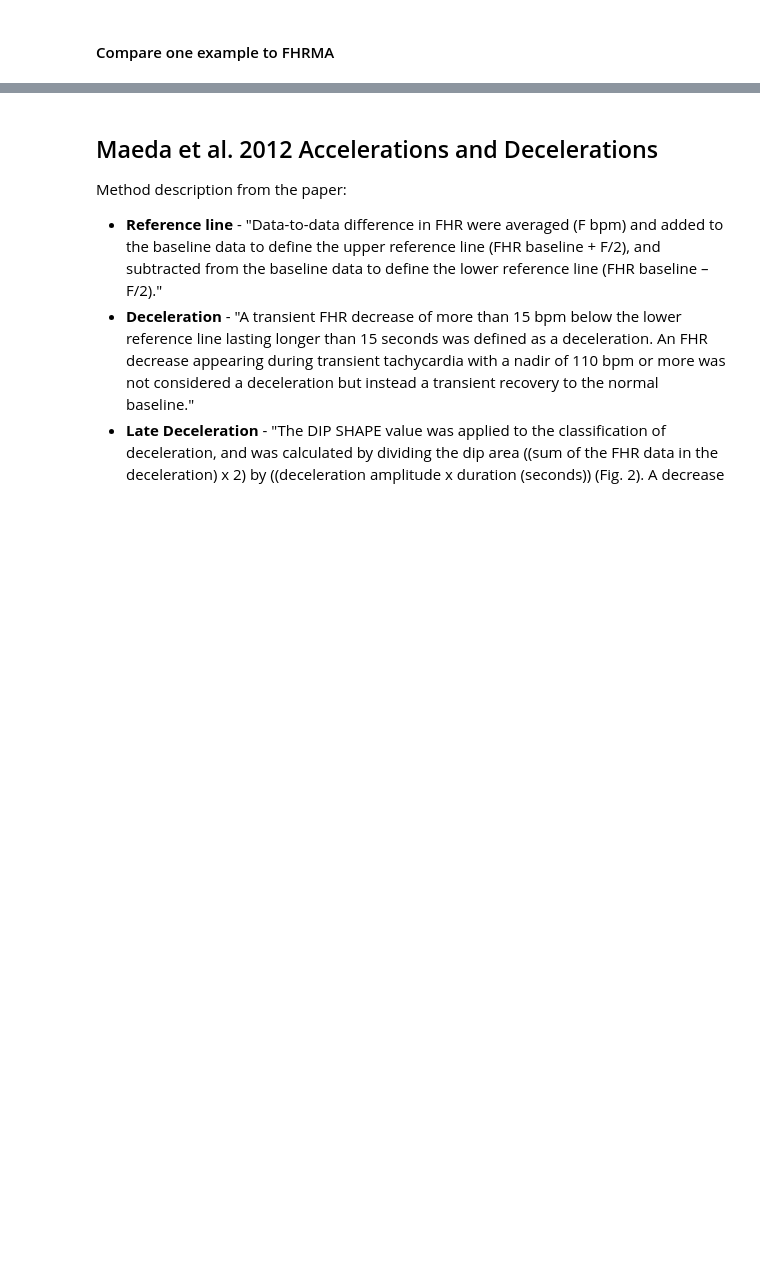
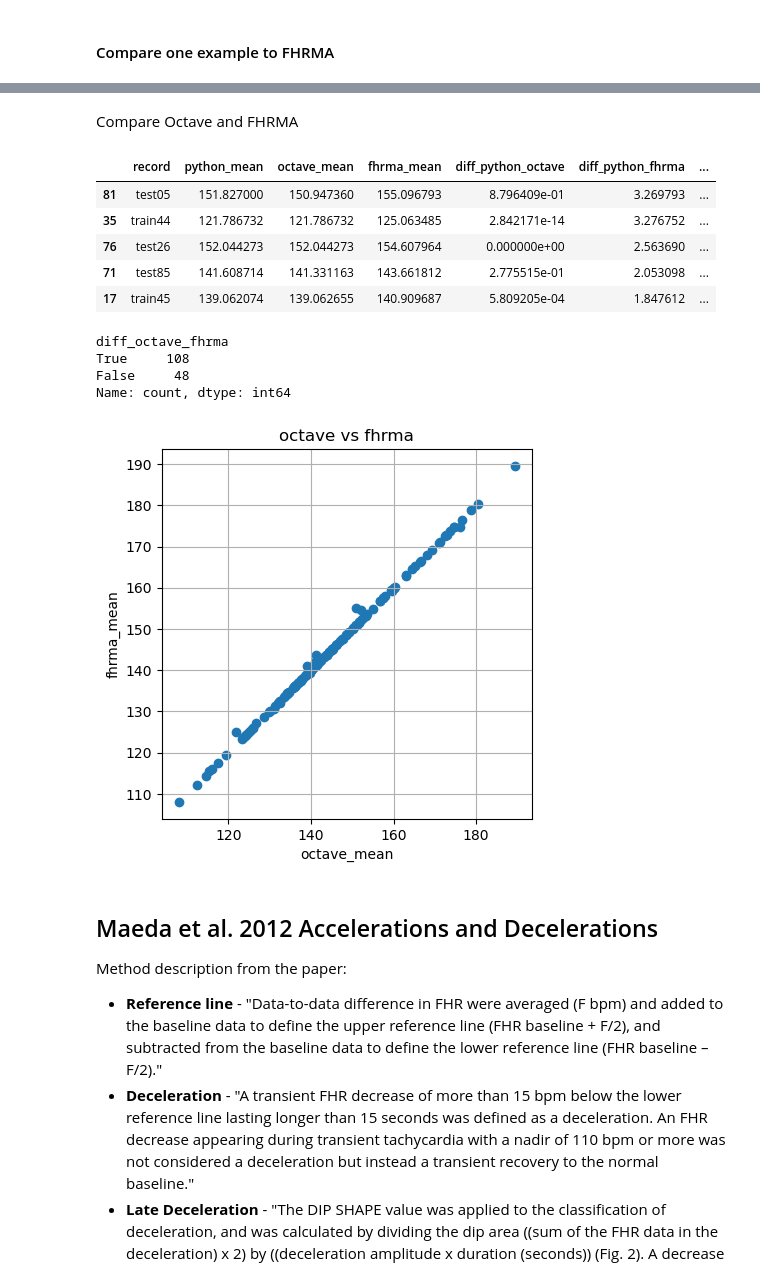
Before and after one commit to birth-outcomes/ctg_exploratory, a Jupyter notebook: 14_feature_extraction_maeda_2012.ipynb, the cells around one changed output, grey strips where cells are left out. Cells and saved outputs as stored; diff of their text form; code cells hidden in the pictures; blank space fills up the shorter version.

```diff
--- a/14_feature_extraction_maeda_2012.ipynb
+++ b/14_feature_extraction_maeda_2012.ipynb
@@ -431,3 +471,26 @@ compare_means(compare_mean_f, 'python_mean', 'fhrma_mean',
+# %% [markdown]
+Compare Octave and FHRMA
+# %%
+# Preview dataframe, starting with records with the greatest difference
+display(compare_mean.sort_values(by='diff_octave_fhrma', ascending=False).head())
+
+# Record how many are exactly the same
+display((compare_mean['diff_octave_fhrma'] == 0).value_counts())
+
+# Present in a figure
+compare_means(compare_mean, 'octave_mean', 'fhrma_mean', 'octave vs fhrma')
+# %% [output]
+|  | record | python_mean | octave_mean | fhrma_mean | diff_python_octave | diff_python_fhrma | ... |
+| 81 | test05 | 151.827000 | 150.947360 | 155.096793 | 8.796409e-01 | 3.269793 | ... |
+| 35 | train44 | 121.786732 | 121.786732 | 125.063485 | 2.842171e-14 | 3.276752 | ... |
+| 76 | test26 | 152.044273 | 152.044273 | 154.607964 | 0.000000e+00 | 2.563690 | ... |
+| 71 | test85 | 141.608714 | 141.331163 | 143.661812 | 2.775515e-01 | 2.053098 | ... |
+| 17 | train45 | 139.062074 | 139.062655 | 140.909687 | 5.809205e-04 | 1.847612 | ... |
+diff_octave_fhrma
+True     108
+False     48
+Name: count, dtype: int64
+[figure, added]
 # %% [markdown]
 ## Maeda et al. 2012 Accelerations and Decelerations
 
```
Also changed, not shown: parts of 16 cells of this notebook.
